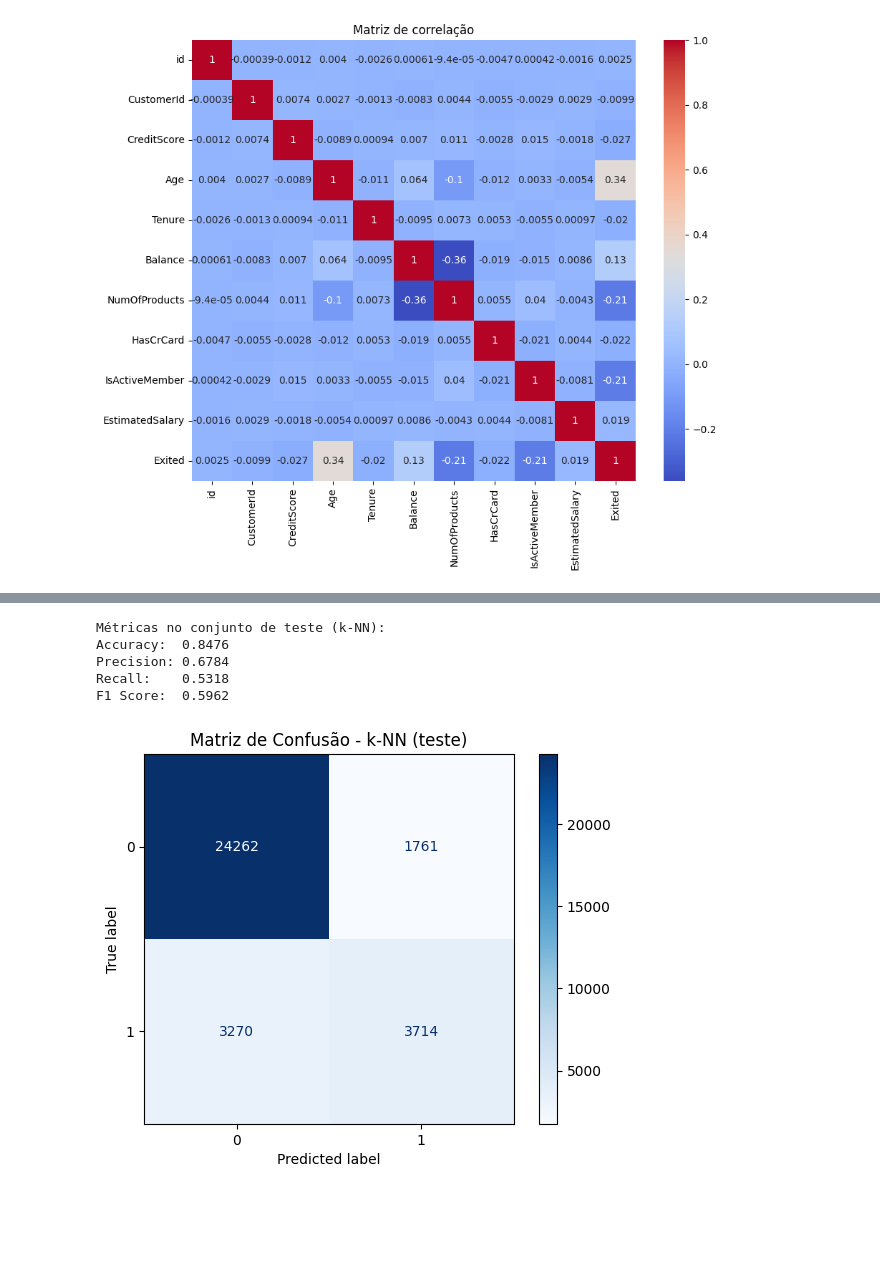
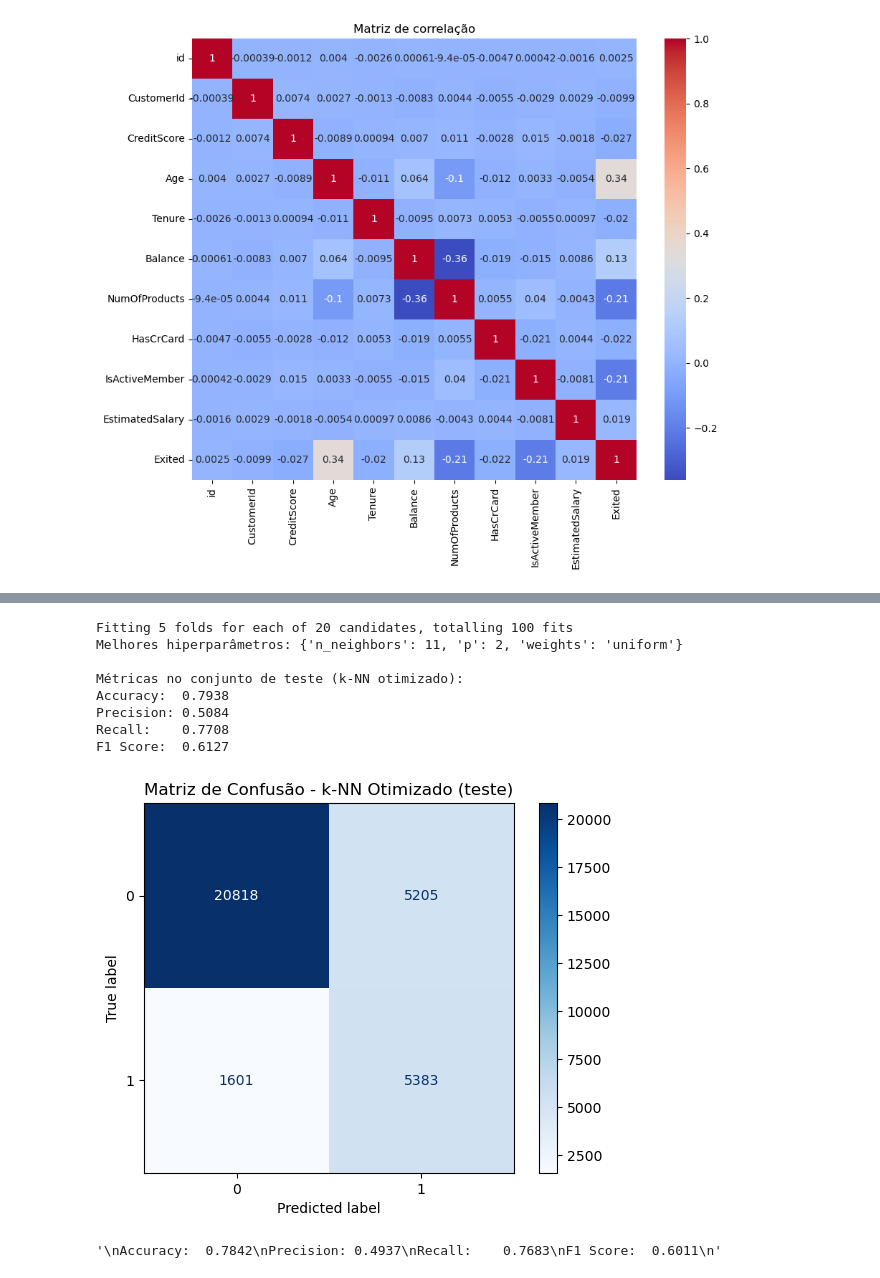
Before and after one commit to asilva1604/iart2-feup-2425, a Jupyter notebook: main.ipynb, the cells around one changed output, grey strips where cells are left out. Saved outputs shown, nothing was run; the diff lists cells and outputs as text; code cells hidden in the pictures; blank space fills up the shorter version.

```diff
--- a/main.ipynb
+++ b/main.ipynb
@@ -176,6 +170,16 @@ recall_test    = recall_score(y_test, y_pred_test)
 f1_test        = f1_score(y_test, y_pred_test)
 cm_test        = confusion_matrix(y_test, y_pred_test)
 
+results = {}
+
+results["Decision Tree"] = {
+    "Accuracy": accuracy_test,
+    "Precision": precision_test,
+    "Recall": recall_test,
+    "F1 Score": f1_test,
+    "Confusion Matrix": cm_test
+}
+
 # 8. Resultados
 print("Métricas no conjunto de teste (Decision Tree + undersampling):")
 print(f"Accuracy:  {accuracy_test:.4f}")
@@ -199,47 +203,70 @@ F1 Score:  0.5309
 # %%
+from sklearn.model_selection import GridSearchCV
 from sklearn.neighbors import KNeighborsClassifier
+from sklearn.metrics import accuracy_score, precision_score, recall_score, f1_score, confusion_matrix, ConfusionMatrixDisplay
+import matplotlib.pyplot as plt
 
-# 9. Treinar modelo k-NN
-knn_model = KNeighborsClassifier(n_neighbors=5)  # Pode ajustar o número de vizinhos (n_neighbors)
-knn_model.fit(X_train_processed, y_train)
+# Definir o modelo base
+knn = KNeighborsClassifier()
+
+# Definir a grid de parâmetros a testar
+param_grid = {
+    'n_neighbors': [3, 5, 7, 9, 11],
+    'weights': ['uniform', 'distance'],
+    'p': [1, 2]  # 1 = Manhattan, 2 = Euclidiana
+}
+
+# Aplicar GridSearchCV
+grid_search = GridSearchCV(knn, param_grid, cv=5, scoring='f1', n_jobs=-1, verbose=1)
+grid_search.fit(X_train_processed, y_train_bal)
+
+# Melhor modelo encontrado
+best_knn = grid_search.best_estimator_
+print("Melhores hiperparâmetros:", grid_search.best_params_)
 
 # Avaliar no conjunto de teste
-y_pred_knn = knn_model.predict(X_test_processed)
+y_pred_knn = best_knn.predict(X_test_processed)
 
 # Calcular métricas
 accuracy_knn = accuracy_score(y_test, y_pred_knn)
 precision_knn = precision_score(y_test, y_pred_knn)
 recall_knn = recall_score(y_test, y_pred_knn)
 f1_knn = f1_score(y_test, y_pred_knn)
 cm_knn = confusion_matrix(y_test, y_pred_knn)
 
-# Guardar resultados no dicionário
-results["k-NN"] = {
+# Guardar resultados
+results["k-NN otimizado"] = {
+    "Melhores parâmetros": grid_search.best_params_,
     "Accuracy": accuracy_knn,
     "Precision": precision_knn,
     "Recall": recall_knn,
     "F1 Score": f1_knn,
     "Confusion Matrix": cm_knn
 }
 
 # Mostrar resultados
-print("\nMétricas no conjunto de teste (k-NN):")
+print("\nMétricas no conjunto de teste (k-NN otimizado):")
 print(f"Accuracy:  {accuracy_knn:.4f}")
 print(f"Precision: {precision_knn:.4f}")
 print(f"Recall:    {recall_knn:.4f}")
 print(f"F1 Score:  {f1_knn:.4f}")
 
-disp_knn = ConfusionMatrixDisplay(confusion_matrix=cm_knn, display_labels=knn_model.classes_)
+# Matriz de confusão
+disp_knn = ConfusionMatrixDisplay(confusion_matrix=cm_knn, display_labels=best_knn.classes_)
 disp_knn.plot(cmap="Blues")
-plt.title("Matriz de Confusão - k-NN (teste)")
+plt.title("Matriz de Confusão - k-NN Otimizado (teste)")
 plt.show()
 # %% [output]
-Métricas no conjunto de teste (k-NN):
-Accuracy:  0.8476
-Precision: 0.6784
-Recall:    0.5318
-F1 Score:  0.5962
+Fitting 5 folds for each of 20 candidates, totalling 100 fits
+Melhores hiperparâmetros: {'n_neighbors': 11, 'p': 2, 'weights': 'uniform'}
+
+Métricas no conjunto de teste (k-NN otimizado):
+Accuracy:  0.7938
+Precision: 0.5084
+Recall:    0.7708
+F1 Score:  0.6127
-[figure, old version]
+[figure, new version]
+'\nAccuracy:  0.7842\nPrecision: 0.4937\nRecall:    0.7683\nF1 Score:  0.6011\n'
 # %%
 from sklearn.neural_network import MLPClassifier
 
```
Also changed, not shown: parts of 5 cells of this notebook.
